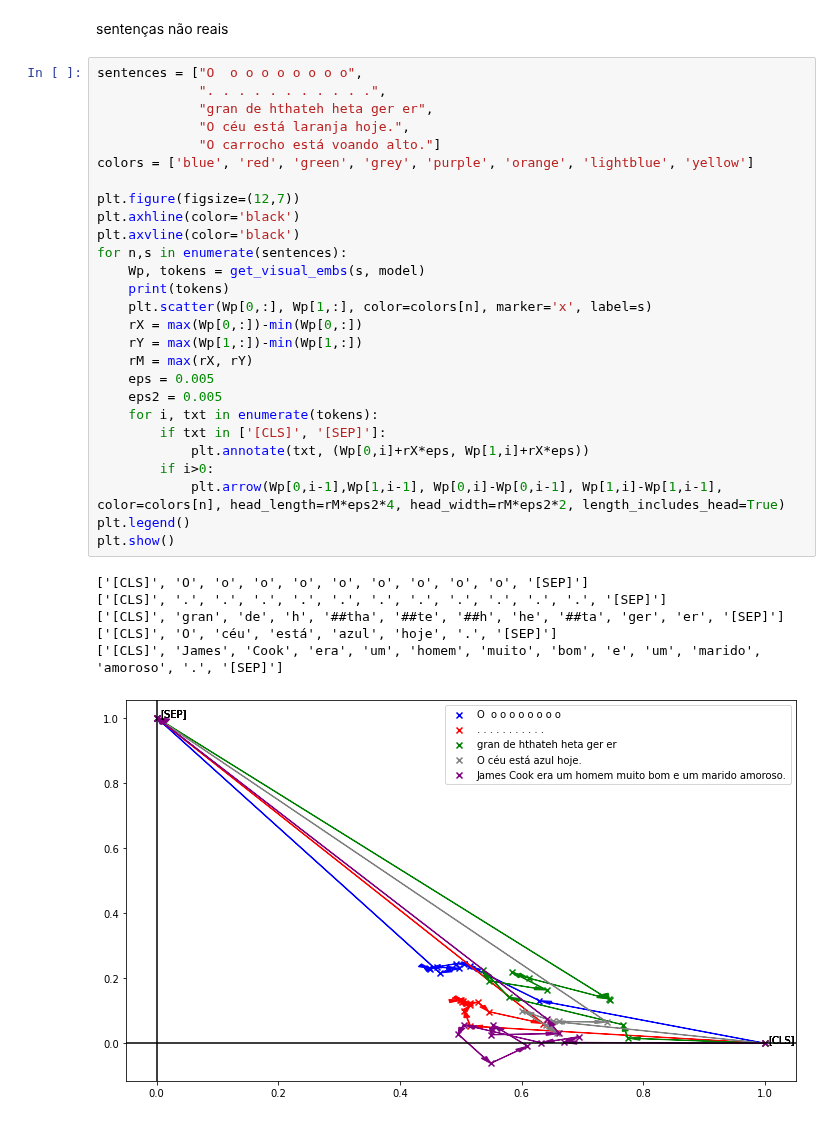
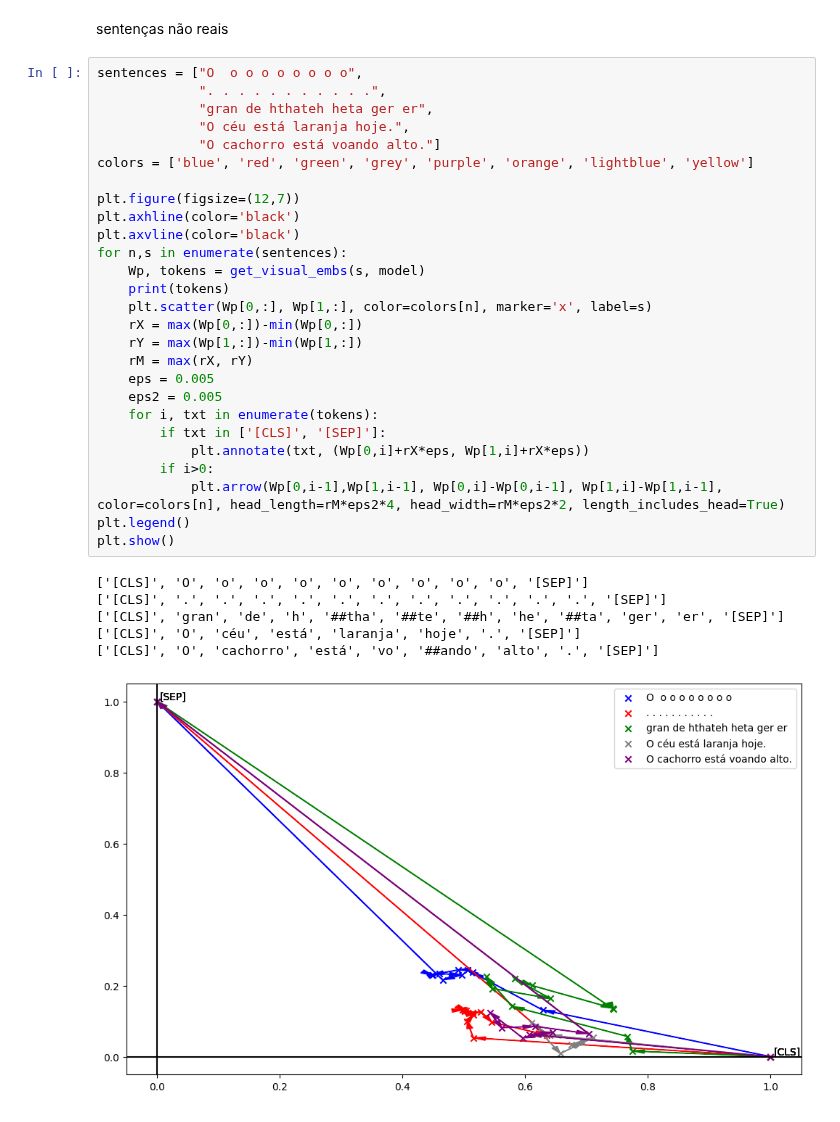
Before and after one commit to osmarbraz/sri, a Jupyter notebook: 3_2_Embeddings_BERT_Huggingface_v1.ipynb, the cells around one changed output. Saved outputs shown, nothing was run; the diff lists cells and outputs as text.

```diff
--- a/3_2_Embeddings_BERT_Huggingface_v1.ipynb
+++ b/3_2_Embeddings_BERT_Huggingface_v1.ipynb
@@ -1205,34 +1206,34 @@ sentenças não reais
 # %%
 sentences = ["O  o o o o o o o o",
              ". . . . . . . . . . .",
              "gran de hthateh heta ger er",
              "O céu está laranja hoje.",
-             "O carrocho está voando alto."]
+             "O cachorro está voando alto."]
 colors = ['blue', 'red', 'green', 'grey', 'purple', 'orange', 'lightblue', 'yellow']
 
 plt.figure(figsize=(12,7))
 plt.axhline(color='black')
 plt.axvline(color='black')
 for n,s in enumerate(sentences):
     Wp, tokens = get_visual_embs(s, model)
     print(tokens)
     plt.scatter(Wp[0,:], Wp[1,:], color=colors[n], marker='x', label=s)
     rX = max(Wp[0,:])-min(Wp[0,:])
     rY = max(Wp[1,:])-min(Wp[1,:])
     rM = max(rX, rY)
     eps = 0.005
     eps2 = 0.005
     for i, txt in enumerate(tokens):
         if txt in ['[CLS]', '[SEP]']:
             plt.annotate(txt, (Wp[0,i]+rX*eps, Wp[1,i]+rX*eps))
         if i>0:
             plt.arrow(Wp[0,i-1],Wp[1,i-1], Wp[0,i]-Wp[0,i-1], Wp[1,i]-Wp[1,i-1], color=colors[n], head_length=rM*eps2*4, head_width=rM*eps2*2, length_includes_head=True)
 plt.legend()
 plt.show()
 # %% [output]
 ['[CLS]', 'O', 'o', 'o', 'o', 'o', 'o', 'o', 'o', 'o', '[SEP]']
 ['[CLS]', '.', '.', '.', '.', '.', '.', '.', '.', '.', '.', '.', '[SEP]']
 ['[CLS]', 'gran', 'de', 'h', '##tha', '##te', '##h', 'he', '##ta', 'ger', 'er', '[SEP]']
-['[CLS]', 'O', 'céu', 'está', 'azul', 'hoje', '.', '[SEP]']
-['[CLS]', 'James', 'Cook', 'era', 'um', 'homem', 'muito', 'bom', 'e', 'um', 'marido', 'amoroso', '.', '[SEP]']
+['[CLS]', 'O', 'céu', 'está', 'laranja', 'hoje', '.', '[SEP]']
+['[CLS]', 'O', 'cachorro', 'está', 'vo', '##ando', 'alto', '.', '[SEP]']
-[figure, old version]
+[figure, new version]
```
Also changed, not shown: parts of 10 cells of this notebook.
